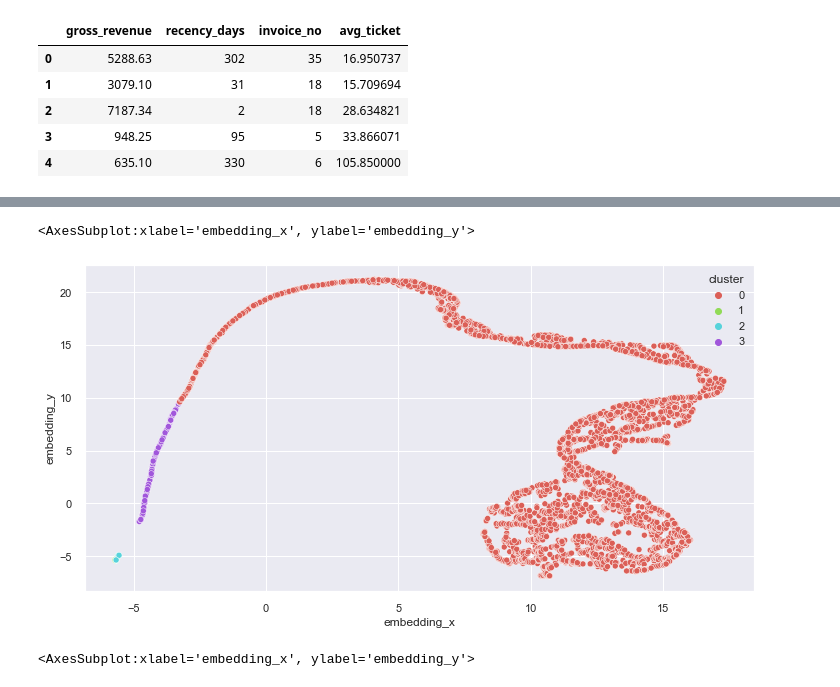
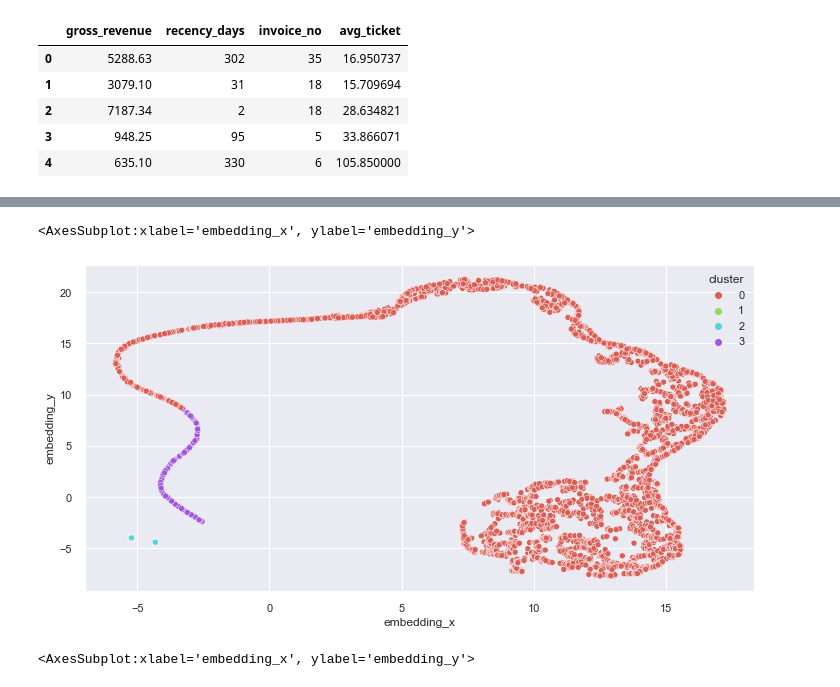
Before and after one commit to nortonvanz/Fidelity-Program, a Jupyter notebook: notebooks/2.0-nmv-end-to-end-fidelity-program-clustering.ipynb, the cells around one changed output, grey strips where cells are left out. Drawn from its saved outputs; the diff is of its cells as text; code cells hidden in the pictures.

```diff
--- a/notebooks/2.0-nmv-end-to-end-fidelity-program-clustering.ipynb
+++ b/notebooks/2.0-nmv-end-to-end-fidelity-program-clustering.ipynb
@@ -675,6 +489,6 @@ df_ref.to_csv("../data/interim/cy2_df_ref_done.csv")
 # %%
 #df3 = df_ref
-df3 = pd.read_csv("../data/interim/cy2_df_ref_done.csv", index_col=0)
+df3 = pd.read_csv("../data/interim/cycle2/df_ref_done.csv", index_col=0)
 df3.dtypes
 # %% [output]
 customer_id        int64
@@ -762,7 +578,7 @@ kmeans.show();
 # %% [markdown]
 # Silhouette Analysis
 # %%
-fig, ax = plt.subplots(3, 2, figsize=(25,18))
+fig, ax = plt.subplots(3, 2, figsize=(20,20))
 for k in clusters:
     #run kmeans
     km = c.KMeans(n_clusters=k, init='random', n_init=10, max_iter=100, random_state=42)
@@ -877,7 +691,7 @@ X.head()
 #n_neighbors=5
 
 #reducer: high dimensionality projection
-reducer = umap.UMAP( n_neighbors=8, #bigger: global structures, smaller: local structures (like a zoom!)
+reducer = umap.UMAP( n_neighbors=5, #bigger: global structures, smaller: local structures (like a zoom!)
                     random_state=42 )
 #fit variables in high dimensionality (x), projecting them in low dimensionality, generating the enbedding space
 embedding = reducer.fit_transform( X )
@@ -897,23 +711,12 @@ sns.scatterplot( x='embedding_x', y='embedding_y',
 # %%
-#n_neighbors=20
-
-#reducer: high dimensionality projection
-reducer = umap.UMAP( n_neighbors=20, #bigger: global structures, smaller: local structures (like a zoom!)
-                    random_state=42 )
-#fit variables in high dimensionality (x), projecting them in low dimensionality, generating the enbedding space
+#n_neighbors=15
+reducer = umap.UMAP( n_neighbors=15, random_state=42 )
 embedding = reducer.fit_transform( X )
-
-# embedding
-df_viz['embedding_x'] = embedding[:, 0] #component 1
-df_viz['embedding_y'] = embedding[:, 1] #component 2
-
-# plot UMAP
-sns.scatterplot( x='embedding_x', y='embedding_y',
-                 hue='cluster', #cluster color
-                 palette=sns.color_palette( 'hls', n_colors=len( df_viz['cluster'].unique() ) ),# formula to get the number of clusters automatically)
-                 data=df_viz )
+df_viz['embedding_x'] = embedding[:, 0]
+df_viz['embedding_y'] = embedding[:, 1]
+sns.scatterplot( x='embedding_x', y='embedding_y', hue='cluster', palette=sns.color_palette( 'hls', n_colors=len( df_viz['cluster'].unique() ) ), data=df_viz )
 # %% [output]
 <AxesSubplot:xlabel='embedding_x', ylabel='embedding_y'>
-[figure, old version]
+[figure, new version]
 # %%
 #n_neighbors=80
```
Also changed, not shown: parts of 55 cells of this notebook.
